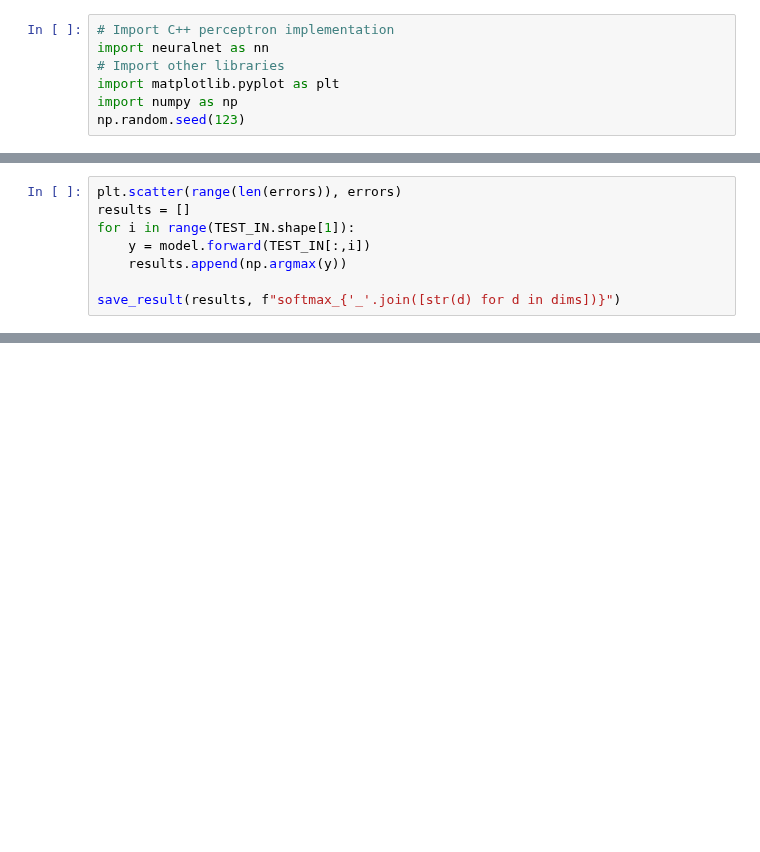
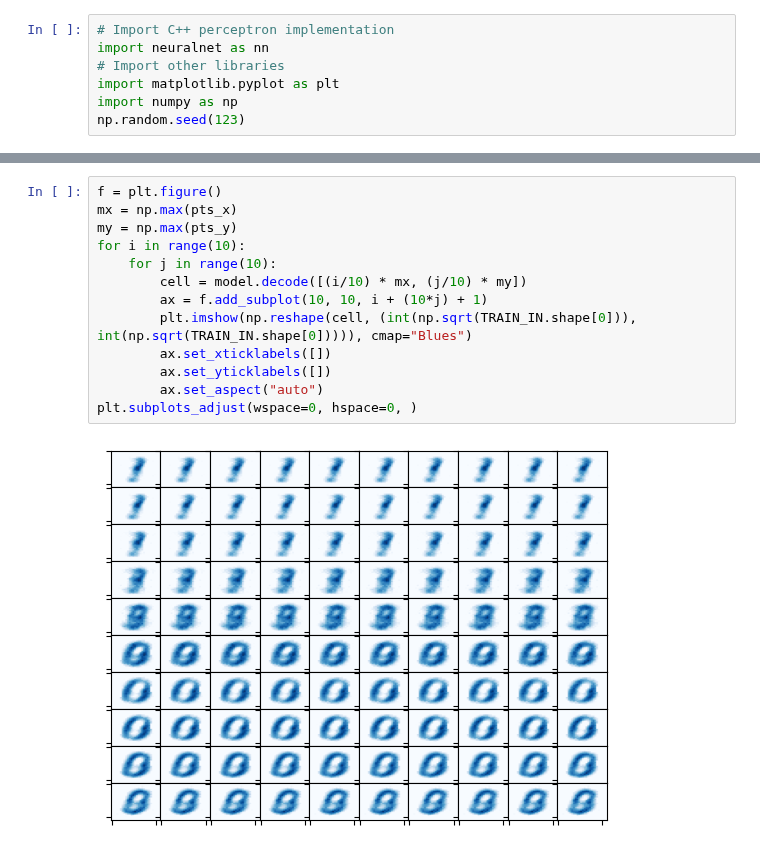
Before and after one commit to wyattbarber/Challenge-3, a Jupyter notebook: main_mnist.ipynb, the cells around one changed output, grey strips where cells are left out. Cells and saved outputs as stored; diff of their text form; blank space fills up the shorter version.

```diff
--- a/main_mnist.ipynb
+++ b/main_mnist.ipynb
@@ -63,8 +7,0 @@ Display a plot of the error as backpropagation progresses, to verify that the mo
-# %%
-plt.scatter(range(len(errors)), errors)
-results = []
-for i in range(TEST_IN.shape[1]):
-    y = model.forward(TEST_IN[:,i])
-    results.append(np.argmax(y))
-
-save_result(results, f"softmax_{'_'.join([str(d) for d in dims])}")
@@ -335,0 +41,15 @@ plt.scatter(range(len(errors)), errors)
+# %%
+f = plt.figure()
+mx = np.max(pts_x)
+my = np.max(pts_y)
+for i in range(10):
+    for j in range(10):
+        cell = model.decode([(i/10) * mx, (j/10) * my])
+        ax = f.add_subplot(10, 10, i + (10*j) + 1)
+        plt.imshow(np.reshape(cell, (int(np.sqrt(TRAIN_IN.shape[0])), int(np.sqrt(TRAIN_IN.shape[0])))), cmap="Blues")
+        ax.set_xticklabels([])
+        ax.set_yticklabels([])
+        ax.set_aspect("auto")
+plt.subplots_adjust(wspace=0, hspace=0, )
+# %% [output]
+[figure, added]
```
Also changed, not shown: parts of 30 cells of this notebook, 5 other files.
